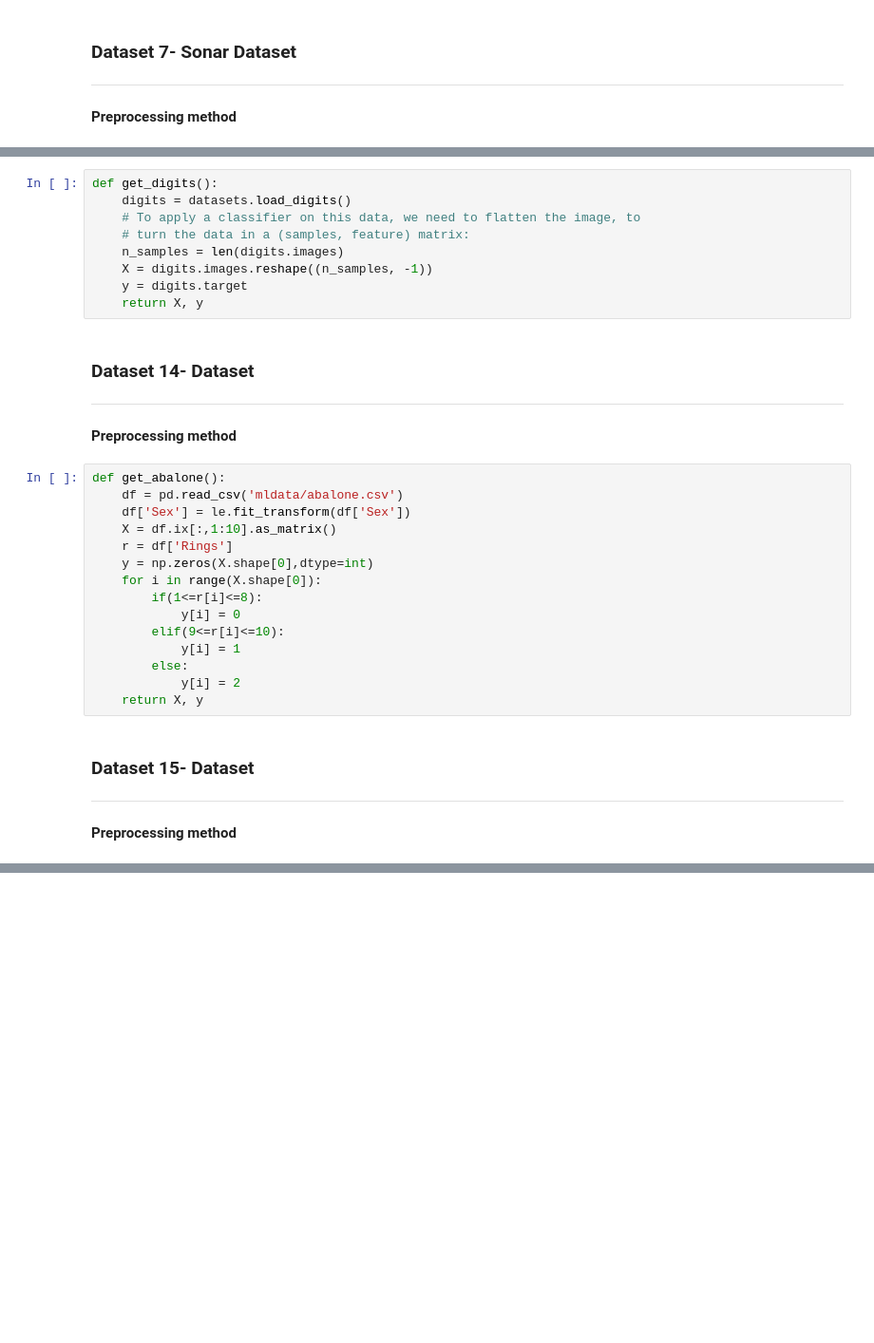
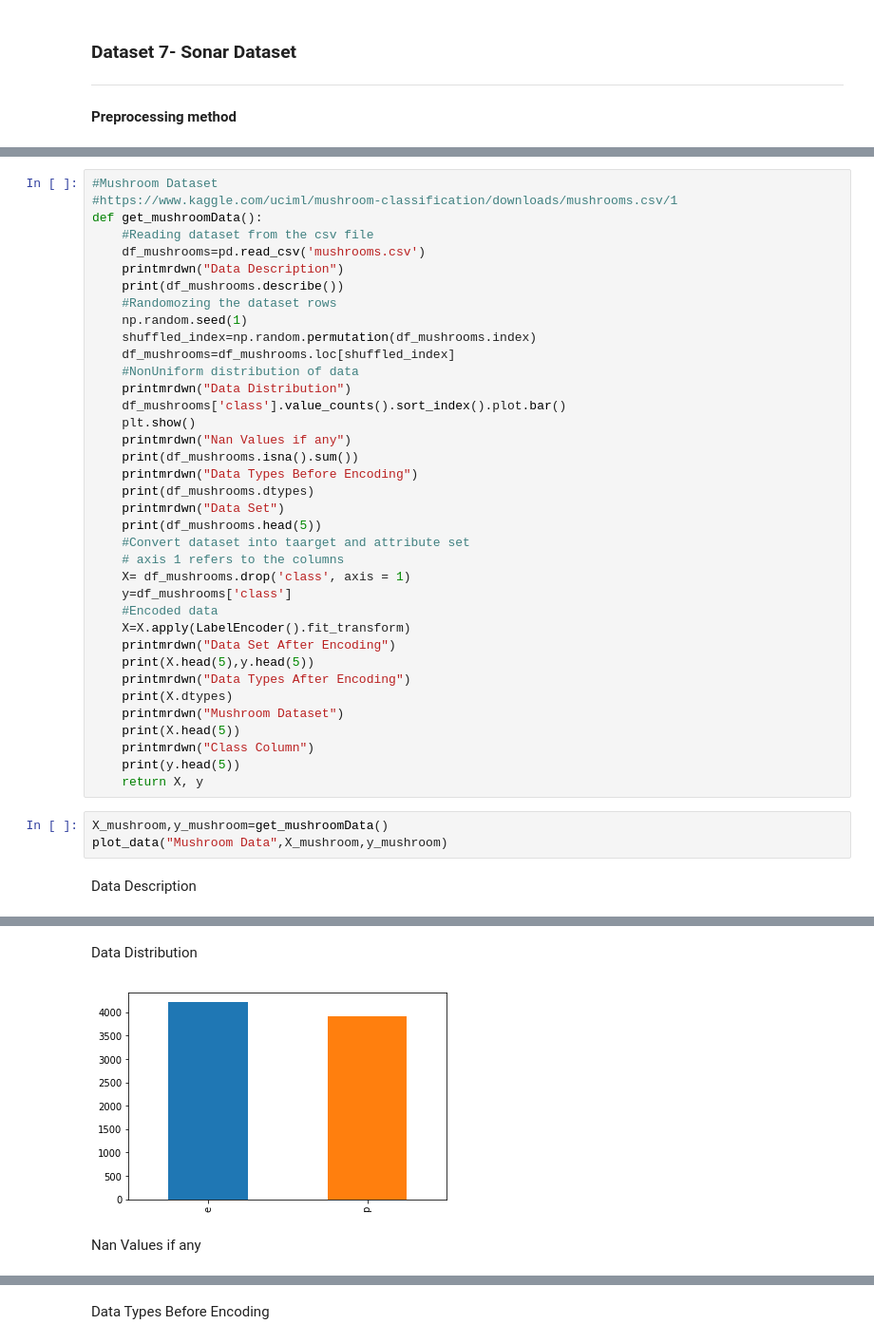
Before and after one commit to RoseMinu/Random-Forest-Pruning-Techniques, a Jupyter notebook: Preprocessed_DataSets.ipynb, the cells around one changed output, grey strips where cells are left out. Shown at 95% size. Saved outputs shown, nothing was run; the diff lists cells and outputs as text; blank space fills up the shorter version.

```diff
--- a/Preprocessed_DataSets.ipynb
+++ b/Preprocessed_DataSets.ipynb
@@ -440,32 +925,42 @@ def get_leaf_data():
-# %%
-def get_digits():
-    digits = datasets.load_digits()
-    # To apply a classifier on this data, we need to flatten the image, to
-    # turn the data in a (samples, feature) matrix:
-    n_samples = len(digits.images)
-    X = digits.images.reshape((n_samples, -1))
-    y = digits.target
-    return X, y
-# %% [markdown]
-### Dataset 14-  Dataset
-***********************************************
-**Preprocessing method**
-# %%
-def get_abalone():
-    df = pd.read_csv('mldata/abalone.csv')
-    df['Sex'] = le.fit_transform(df['Sex'])
-    X = df.ix[:,1:10].as_matrix()
-    r = df['Rings']
-    y = np.zeros(X.shape[0],dtype=int)
-    for i in range(X.shape[0]):
-        if(1<=r[i]<=8):
-            y[i] = 0
-        elif(9<=r[i]<=10):
-            y[i] = 1
-        else:
-            y[i] = 2
-    return X, y
-# %% [markdown]
-### Dataset 15-  Dataset
-***********************************************
-**Preprocessing method**
+# %%
+#Mushroom Dataset
+#https://www.kaggle.com/uciml/mushroom-classification/downloads/mushrooms.csv/1
+def get_mushroomData():
+    #Reading dataset from the csv file
+    df_mushrooms=pd.read_csv('mushrooms.csv')
+    printmrdwn("Data Description")
+    print(df_mushrooms.describe())
+    #Randomozing the dataset rows
+    np.random.seed(1)
+    shuffled_index=np.random.permutation(df_mushrooms.index)
+    df_mushrooms=df_mushrooms.loc[shuffled_index]
+    #NonUniform distribution of data
+    printmrdwn("Data Distribution")
+    df_mushrooms['class'].value_counts().sort_index().plot.bar()
+    plt.show()
+    printmrdwn("Nan Values if any")
+    print(df_mushrooms.isna().sum())
+    printmrdwn("Data Types Before Encoding")
+    print(df_mushrooms.dtypes)
+    printmrdwn("Data Set")
+    print(df_mushrooms.head(5))
+    #Convert dataset into taarget and attribute set
+    # axis 1 refers to the columns
+    X= df_mushrooms.drop('class', axis = 1)
+    y=df_mushrooms['class']
+    #Encoded data
+    X=X.apply(LabelEncoder().fit_transform)
+    printmrdwn("Data Set After Encoding")
+    print(X.head(5),y.head(5))
+    printmrdwn("Data Types After Encoding")
+    print(X.dtypes)
+    printmrdwn("Mushroom Dataset")
+    print(X.head(5))
+    printmrdwn("Class Column")
+    print(y.head(5))
+    return X, y
+# %%
+X_mushroom,y_mushroom=get_mushroomData()
+plot_data("Mushroom Data",X_mushroom,y_mushroom)
+# %% [output]
+Data Description
@@ -471,0 +984,3 @@ def get_abalone():
+Data Distribution
+[figure, added]
+Nan Values if any
@@ -471,0 +1004 @@ def get_abalone():
+Data Types Before Encoding
```
Also changed, not shown: parts of 29 cells of this notebook.
